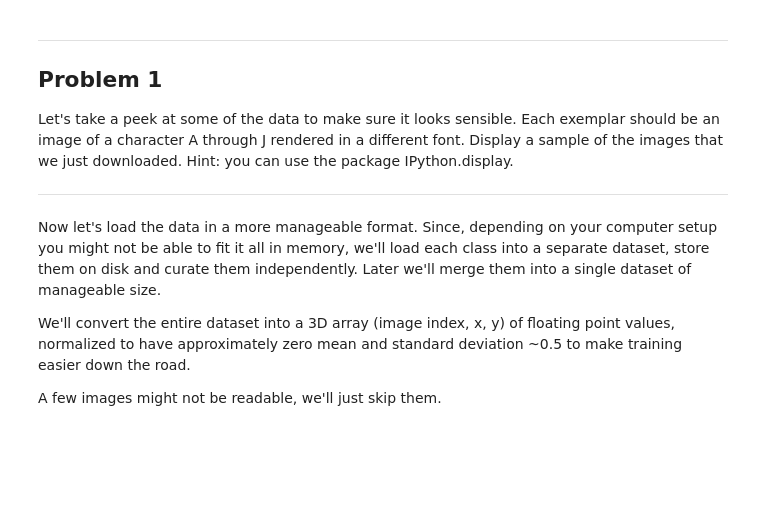
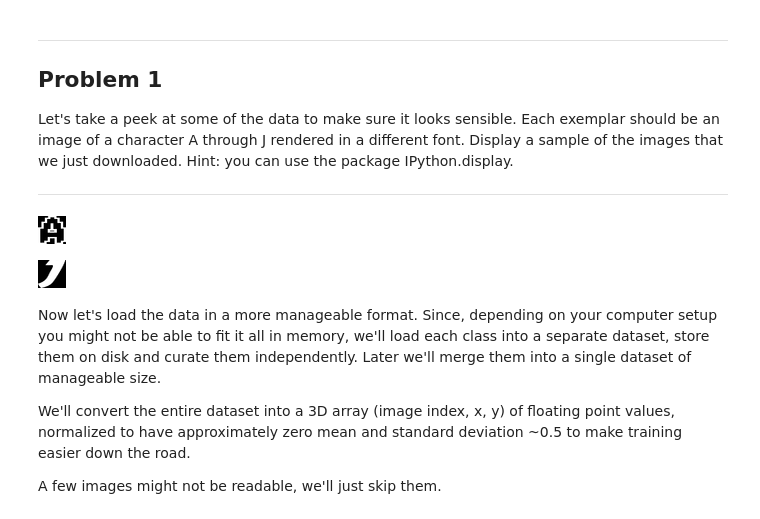
Before and after one commit to Arvhus/Playground, a Jupyter notebook: udacity_dl/notebooks/1_notmnist.ipynb, the cells around one changed output. Drawn from its saved outputs; the diff is of its cells as text; code cells hidden in the pictures; blank space fills up the shorter version.

Commit message:
Added first assignment for NotMNIST

```diff
--- a/udacity_dl/notebooks/1_notmnist.ipynb
+++ b/udacity_dl/notebooks/1_notmnist.ipynb
@@ -118,6 +114,14 @@ Problem 1
 Let's take a peek at some of the data to make sure it looks sensible. Each exemplar should be an image of a character A through J rendered in a different font. Display a sample of the images that we just downloaded. Hint: you can use the package IPython.display.
 
 ---
+# %%
+display(Image(filename="notMNIST_small/A/OC1iaXQgTGltaXQgTyBCUksudHRm.png"))
+# %% [output]
+[figure, added]
+# %%
+display(Image(filename="notMNIST_small/J/OEJhbGxTY3JpcHRTQ2Fwc1NTSyBJdGFsaWMudHRm.png"))
+# %% [output]
+[figure, added]
 # %% [markdown]
 Now let's load the data in a more manageable format. Since, depending on your computer setup you might not be able to fit it all in memory, we'll load each class into a separate dataset, store them on disk and curate them independently. Later we'll merge them into a single dataset of manageable size.
 
```
Also changed, not shown: parts of 26 cells of this notebook, 7 other files.
